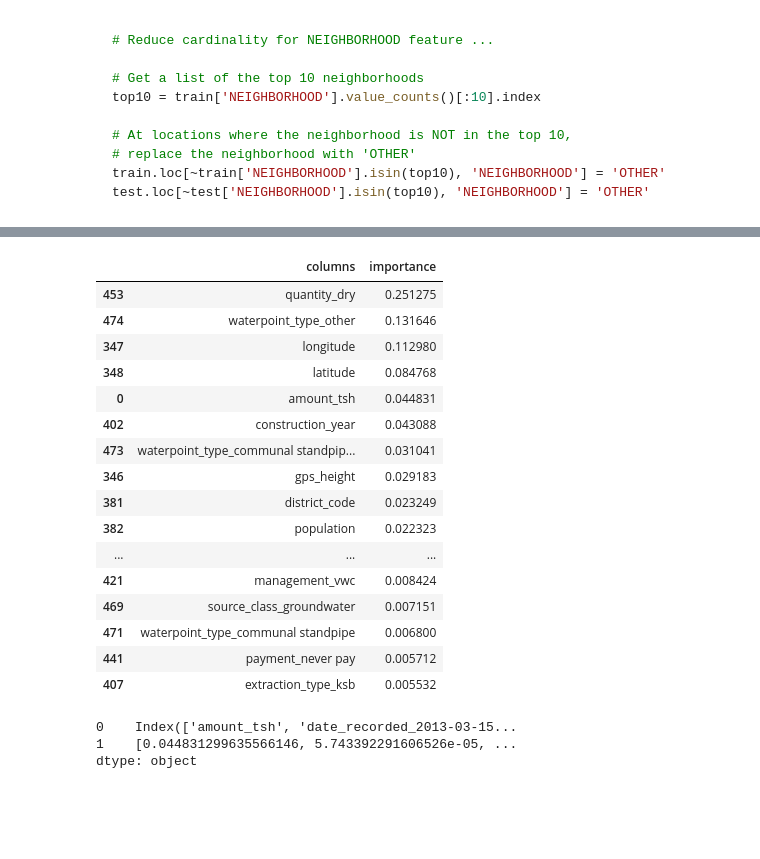
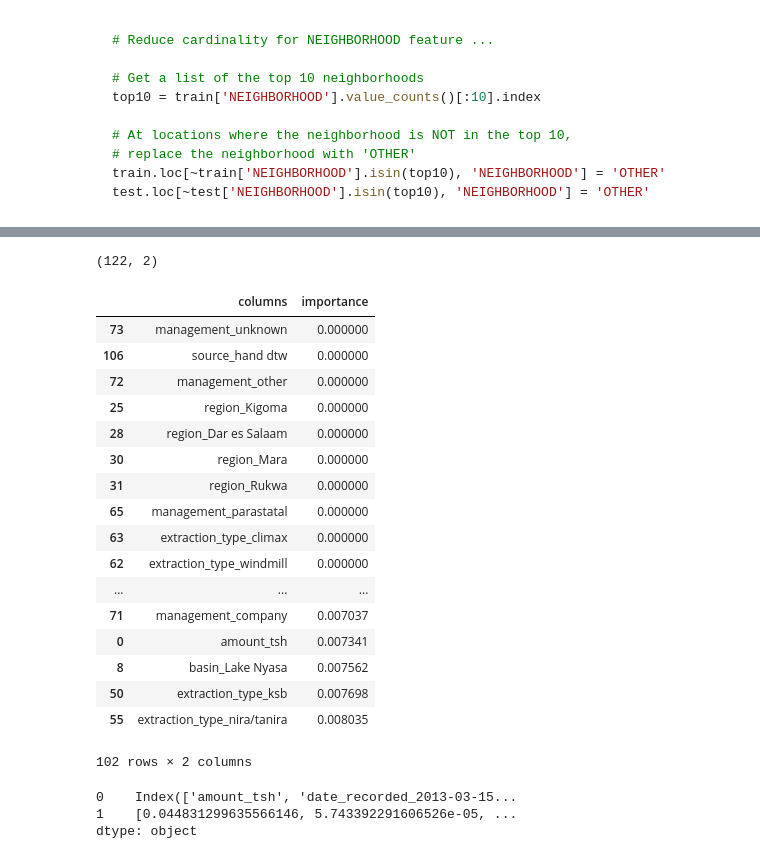
Before and after one commit to bloominstituteoftechnology/DS-Unit-2-Kaggle-Challenge, a Jupyter notebook: module1/assignment_kaggle_challenge_1.ipynb, the cells around one changed output, grey strips where cells are left out. Cells and saved outputs as stored; diff of their text form; code cells hidden in the pictures; blank space fills up the shorter version.

```diff
--- a/module1/assignment_kaggle_challenge_1.ipynb
+++ b/module1/assignment_kaggle_challenge_1.ipynb
@@ -167,3 +217,17 @@ train[['latitude','longitude']].describe()
+# %%
+high = train['population'].quantile(.975)
+train = remove_outlier(train,'population',high)
+val = remove_outlier(val,'population',high)
+test = remove_outlier(test,'population',high)
+# %%
+high = train['amount_tsh'].quantile(.975)
+train = remove_outlier(train,'amount_tsh',high)
+val = remove_outlier(val,'amount_tsh',high)
+test = remove_outlier(test,'amount_tsh',high)
+# %%
+train = feature_addition(train)
+val = feature_addition(val)
+test = feature_addition(test)
 # %%
 target = 'status_group'
 features = train.columns.drop(target)
@@ -173,9 +237,11 @@ X_train = train[features]
 X_val = val[features]
 #making a pipeline for model testing
 
+
 pipeline = make_pipeline(
     ce.OneHotEncoder(use_cat_names=True),
     SimpleImputer(),
+    StandardScaler(),
     DecisionTreeClassifier(random_state=32,min_samples_leaf=20)
 )
 pipeline.fit(X_train,Y_train)
@@ -211,27 +292,32 @@ encoder.transform(X_val).columns.to_list()
 # %%
 features = pd.DataFrame({'columns':encoder.transform(X_val).columns.to_list(),'importance':model.feature_importances_})
+# %%
+features.shape
+# %% [output]
+(122, 2)
 # %%
 #plotting the importance
-
-features.sort_values('importance',ascending=False)[:20]
+#plt.figure(figsize=(12,35))
+features.sort_values('importance',ascending=True)[:-20]
 # %% [output]
 |  | columns | importance |
-| 453 | quantity_dry | 0.251275 |
-| 474 | waterpoint_type_other | 0.131646 |
-| 347 | longitude | 0.112980 |
-| 348 | latitude | 0.084768 |
-| 0 | amount_tsh | 0.044831 |
-| 402 | construction_year | 0.043088 |
-| 473 | waterpoint_type_communal standpip... | 0.031041 |
-| 346 | gps_height | 0.029183 |
-| 381 | district_code | 0.023249 |
-| 382 | population | 0.022323 |
+| 73 | management_unknown | 0.000000 |
+| 106 | source_hand dtw | 0.000000 |
+| 72 | management_other | 0.000000 |
+| 25 | region_Kigoma | 0.000000 |
+| 28 | region_Dar es Salaam | 0.000000 |
+| 30 | region_Mara | 0.000000 |
+| 31 | region_Rukwa | 0.000000 |
+| 65 | management_parastatal | 0.000000 |
+| 63 | extraction_type_climax | 0.000000 |
+| 62 | extraction_type_windmill | 0.000000 |
 | ... | ... | ... |
-| 421 | management_vwc | 0.008424 |
-| 469 | source_class_groundwater | 0.007151 |
-| 471 | waterpoint_type_communal standpipe | 0.006800 |
-| 441 | payment_never pay | 0.005712 |
-| 407 | extraction_type_ksb | 0.005532 |
+| 71 | management_company | 0.007037 |
+| 0 | amount_tsh | 0.007341 |
+| 8 | basin_Lake Nyasa | 0.007562 |
+| 50 | extraction_type_ksb | 0.007698 |
+| 55 | extraction_type_nira/tanira | 0.008035 |
+102 rows × 2 columns
 # %%
 features.head()
 # %% [output]
```
Also changed, not shown: parts of 15 cells of this notebook.
